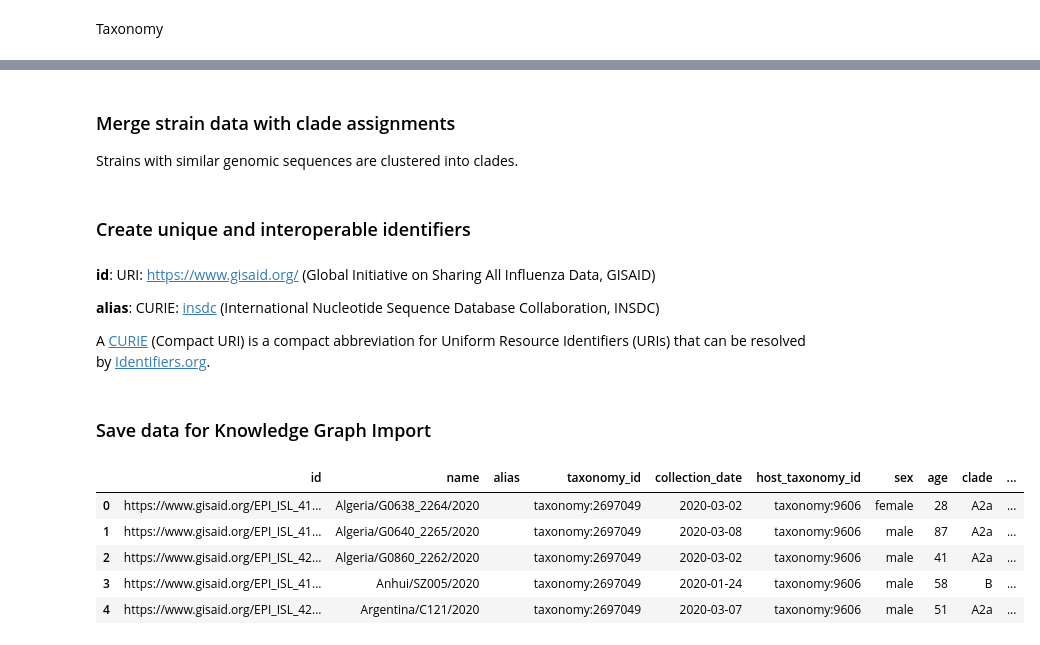
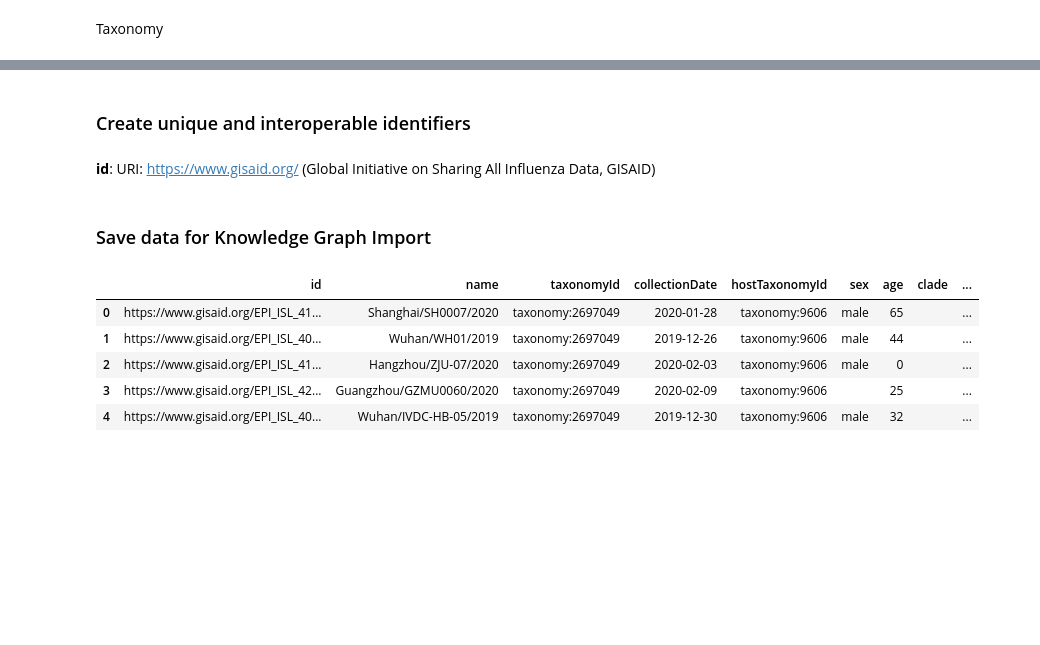
Before and after one commit to covid-19-net/covid-19-community, a Jupyter notebook: notebooks/01b-Nextstrain.ipynb, the cells around one changed output, grey strips where cells are left out. Drawn from its saved outputs; the diff is of its cells as text; code cells hidden in the pictures; blank space fills up the shorter version.

Commit message:
added data from CNCB and updates

```diff
--- a/notebooks/01b-Nextstrain.ipynb
+++ b/notebooks/01b-Nextstrain.ipynb
@@ -76,5 +79,6 @@ taxonomy_to_id = {'Human': 'taxonomy:9606',
                  }
 # %%
-# assign taxonomy id to host
-df['host'] = df['host'].str.strip()
-df['host_taxonomy_id'] = df['host'].apply(lambda s: taxonomy_to_id.get(s, ''))
+# assign taxonomy id for host
+df['Host'] = df['Host'].str.strip()
+df['hostTaxonomyId'] = df['Host'].apply(lambda s: taxonomy_to_id.get(s, ''))
+df = df.query("hostTaxonomyId != ''")
@@ -93,2 +101,0 @@ df.head()
-# %%
-df['admin1_exposure'] = df['division_exposure']
@@ -109,20 +102,4 @@ clade.head()
-# %% [markdown]
-### Merge strain data with clade assignments
-Strains with similar genomic sequences are clustered into clades.
-# %%
-clade = clade[['Strain', 'Clade']]
-clade.rename(columns={'Strain': 'name', 'Clade': 'clade'}, inplace=True)
-df = df.merge(clade, on='name', how='left')
-df.fillna('', inplace=True)
 # %% [markdown]
 ### Create unique and interoperable identifiers
 # %% [markdown]
 **id**: URI: [https://www.gisaid.org/](https://www.gisaid.org/help/publish-with-gisaid-references) (Global Initiative on Sharing All Influenza Data, GISAID)
-
-**alias**: CURIE: [insdc](https://registry.identifiers.org/registry/insdc) (International Nucleotide Sequence Database Collaboration, INSDC)
-
-A [CURIE](https://en.wikipedia.org/wiki/CURIE) (Compact URI) is a compact abbreviation for Uniform Resource Identifiers (URIs) that can be resolved by [Identifiers.org](https://identifiers.org/).
-# %%
-df.rename(columns={'strain': 'name'}, inplace=True)
-df['id'] = 'https://www.gisaid.org/' + df['gisaid_epi_isl']
-df['alias'] = df['genbank_accession'].apply(lambda s:  "insdc:" + s if len(s) > 0 else s)
@@ -129,16 +108,16 @@ df['alias'] = df['genbank_accession'].apply(lambda s:  "insdc:" + s if len(s) >
 # %% [markdown]
 ### Save data for Knowledge Graph Import
 # %%
-df = df[['id', 'name', 'alias', 'taxonomy_id', 'collection_date',
-         'host_taxonomy_id', 'sex', 'age', 'clade',
-         'country_exposure', 'admin1_exposure', 'country', 'division', 'location']]
+df = df[['id', 'name', 'taxonomyId', 'collectionDate',
+         'hostTaxonomyId', 'sex', 'age', 'clade',
+         'exposureCountry', 'exposureAdmin1']]
 df.head()
 # %% [output]
-|  | id | name | alias | taxonomy_id | collection_date | host_taxonomy_id | sex | age | clade | ... |
-| 0 | https://www.gisaid.org/EPI_ISL_41... | Algeria/G0638_2264/2020 |  | taxonomy:2697049 | 2020-03-02 | taxonomy:9606 | female | 28 | A2a | ... |
-| 1 | https://www.gisaid.org/EPI_ISL_41... | Algeria/G0640_2265/2020 |  | taxonomy:2697049 | 2020-03-08 | taxonomy:9606 | male | 87 | A2a | ... |
-| 2 | https://www.gisaid.org/EPI_ISL_42... | Algeria/G0860_2262/2020 |  | taxonomy:2697049 | 2020-03-02 | taxonomy:9606 | male | 41 | A2a | ... |
-| 3 | https://www.gisaid.org/EPI_ISL_41... | Anhui/SZ005/2020 |  | taxonomy:2697049 | 2020-01-24 | taxonomy:9606 | male | 58 | B | ... |
-| 4 | https://www.gisaid.org/EPI_ISL_42... | Argentina/C121/2020 |  | taxonomy:2697049 | 2020-03-07 | taxonomy:9606 | male | 51 | A2a | ... |
+|  | id | name | taxonomyId | collectionDate | hostTaxonomyId | sex | age | clade | ... |
+| 0 | https://www.gisaid.org/EPI_ISL_41... | Shanghai/SH0007/2020 | taxonomy:2697049 | 2020-01-28 | taxonomy:9606 | male | 65 |  | ... |
+| 1 | https://www.gisaid.org/EPI_ISL_40... | Wuhan/WH01/2019 | taxonomy:2697049 | 2019-12-26 | taxonomy:9606 | male | 44 |  | ... |
+| 2 | https://www.gisaid.org/EPI_ISL_41... | Hangzhou/ZJU-07/2020 | taxonomy:2697049 | 2020-02-03 | taxonomy:9606 | male | 0 |  | ... |
+| 3 | https://www.gisaid.org/EPI_ISL_42... | Guangzhou/GZMU0060/2020 | taxonomy:2697049 | 2020-02-09 | taxonomy:9606 |  | 25 |  | ... |
+| 4 | https://www.gisaid.org/EPI_ISL_40... | Wuhan/IVDC-HB-05/2019 | taxonomy:2697049 | 2019-12-30 | taxonomy:9606 | male | 32 |  | ... |
 # %%
 df.to_csv(NEO4J_HOME / "import/01b-Nextstrain.csv", index=False)
```
Also changed, not shown: parts of 17 cells of this notebook, 18 other files.
